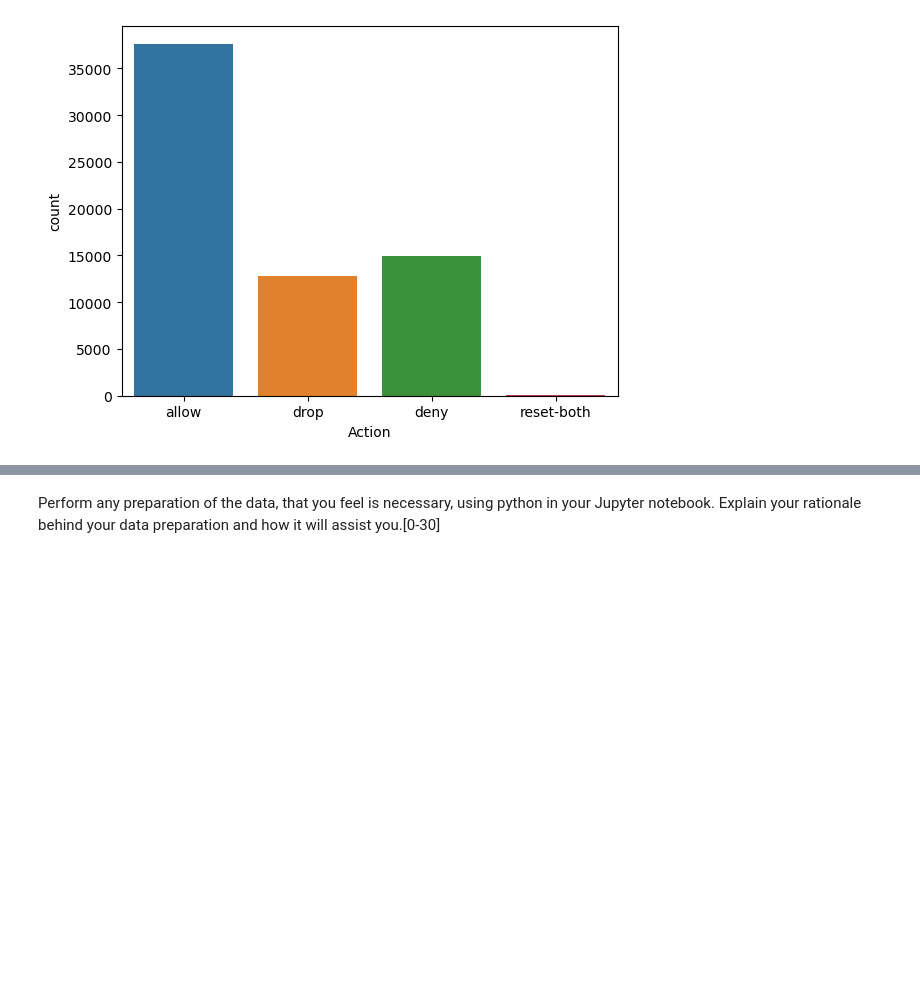
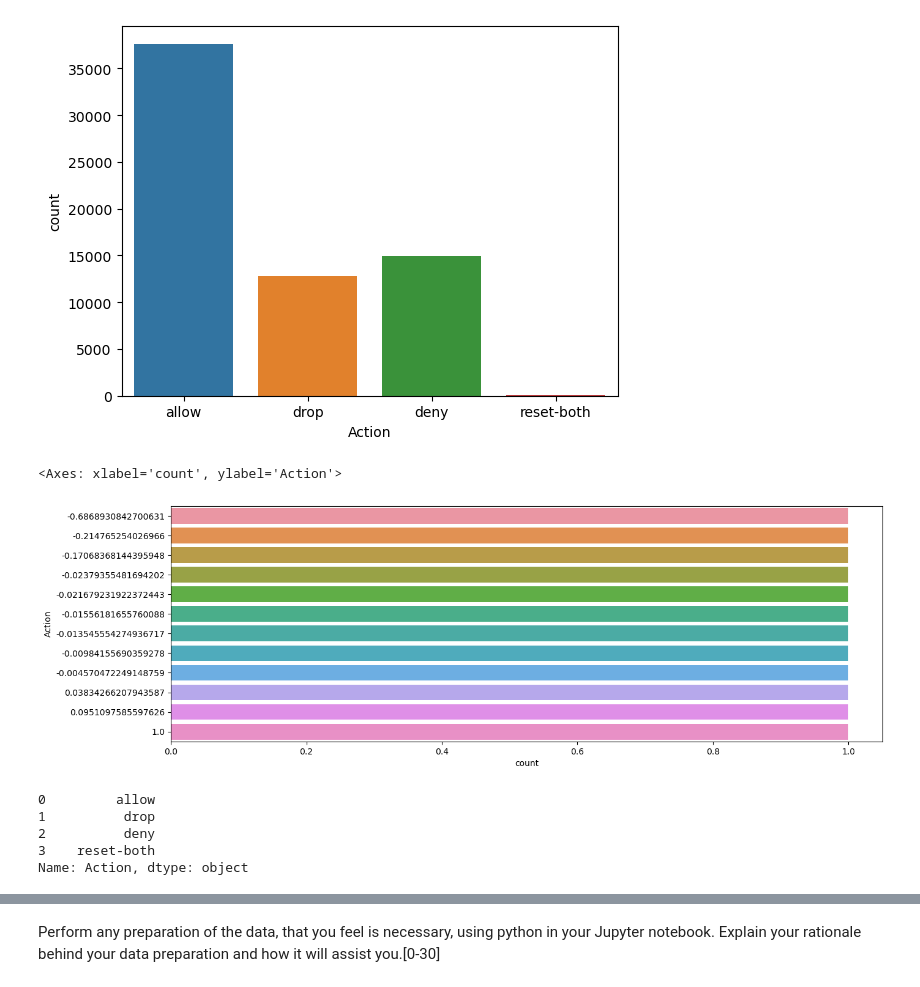
Before and after one commit to tamirisrd/ML_CA1, a Jupyter notebook: TamirisRodriguesDuarte_ML_CA1.ipynb, the cells around one changed output, grey strips where cells are left out. Drawn from its saved outputs; the diff is of its cells as text; code cells hidden in the pictures; blank space fills up the shorter version.

```diff
--- a/TamirisRodriguesDuarte_ML_CA1.ipynb
+++ b/TamirisRodriguesDuarte_ML_CA1.ipynb
@@ -92,4 +92,28 @@ sns.countplot(x='Action', data=df)
 plt.show()
 # %% [output]
 [figure]
+# %%
+# Encode categorical variable 'Action'
+df['Action'] = df['Action'].astype('category').cat.codes
+# %%
+# Correlation matrix
+correlation_action = df.corr()
+
+plt.figure(figsize=(15,5))
+#plt.tight_layout()
+sns.countplot(y='Action', data=correlation_action)
+# %% [output]
+<Axes: xlabel='count', ylabel='Action'>
+[figure, added]
+# %%
+df = pd.DataFrame({
+    'Action': ['allow', 'drop', 'deny', 'reset-both']
+    })
+print(df.Action)
+# %% [output]
+0         allow
+1          drop
+2          deny
+3    reset-both
+Name: Action, dtype: object
 # %%
```
Also changed, not shown: parts of 1 cell of this notebook.
